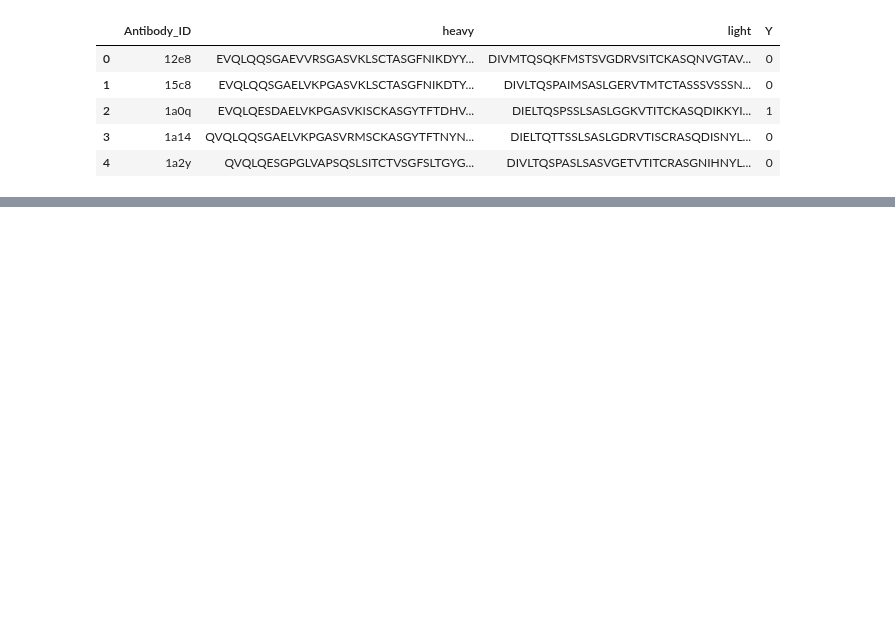
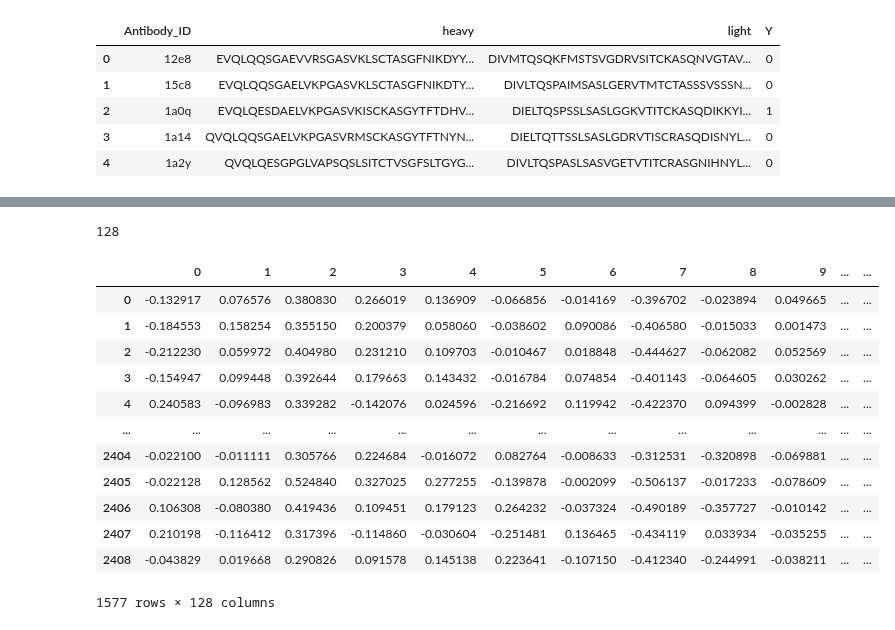
Before and after one commit to kvetab/di-pred, a Jupyter notebook: notebooks/experiments/07_sapiens.ipynb, the cells around one changed output, grey strips where cells are left out. Drawn from its saved outputs; the diff is of its cells as text; code cells hidden in the pictures; blank space fills up the shorter version.

Commit message:
Visualize Sapiens embeddings

```diff
--- a/notebooks/experiments/07_sapiens.ipynb
+++ b/notebooks/experiments/07_sapiens.ipynb
@@ -63,0 +81,40 @@ chen_data.to_csv("../diplomka/di-pred/data/chen/embeddings/sapiens/chen_data_emb
+# %%
+def parse_embed_arrays(string, which):
+    parts = string.split("array")
+    return parts[which + 1]
+# %%
+def remove_weird_chars(chars, string):
+    for char in chars:
+        string = string.replace(char, "")
+    return string
+# %%
+def embeds_from_string(row, which=1, chain="h"):
+    string = row[f"{chain}_embed"]
+    string = parse_embed_arrays(string, which)
+    weird_chars = ["(", ")", "[", "]", ",", "\n", "'", "dtype=float32"]
+    string = remove_weird_chars(weird_chars, string)
+    parts = string.split()
+    return [float(num) for num in parts]
+# %%
+len(embeds_from_string(chen_data.iloc[0]["h_embed"]))
+# %% [output]
+128
+# %%
+# first with last layer (second array)
+embeddings_h = chen_data.apply(embeds_from_string, which=1, chain="h", result_type="expand", axis=1)
+# %%
+embeddings_h
+# %% [output]
+|  | 0 | 1 | 2 | 3 | 4 | 5 | 6 | 7 | 8 | 9 | ... | ... |
+| 0 | -0.132917 | 0.076576 | 0.380830 | 0.266019 | 0.136909 | -0.066856 | -0.014169 | -0.396702 | -0.023894 | 0.049665 | ... | ... |
+| 1 | -0.184553 | 0.158254 | 0.355150 | 0.200379 | 0.058060 | -0.038602 | 0.090086 | -0.406580 | -0.015033 | 0.001473 | ... | ... |
+| 2 | -0.212230 | 0.059972 | 0.404980 | 0.231210 | 0.109703 | -0.010467 | 0.018848 | -0.444627 | -0.062082 | 0.052569 | ... | ... |
+| 3 | -0.154947 | 0.099448 | 0.392644 | 0.179663 | 0.143432 | -0.016784 | 0.074854 | -0.401143 | -0.064605 | 0.030262 | ... | ... |
+| 4 | 0.240583 | -0.096983 | 0.339282 | -0.142076 | 0.024596 | -0.216692 | 0.119942 | -0.422370 | 0.094399 | -0.002828 | ... | ... |
+| ... | ... | ... | ... | ... | ... | ... | ... | ... | ... | ... | ... | ... |
+| 2404 | -0.022100 | -0.011111 | 0.305766 | 0.224684 | -0.016072 | 0.082764 | -0.008633 | -0.312531 | -0.320898 | -0.069881 | ... | ... |
+| 2405 | -0.022128 | 0.128562 | 0.524840 | 0.327025 | 0.277255 | -0.139878 | -0.002099 | -0.506137 | -0.017233 | -0.078609 | ... | ... |
+| 2406 | 0.106308 | -0.080380 | 0.419436 | 0.109451 | 0.179123 | 0.264232 | -0.037324 | -0.490189 | -0.357727 | -0.010142 | ... | ... |
+| 2407 | 0.210198 | -0.116412 | 0.317396 | -0.114860 | -0.030604 | -0.251481 | 0.136465 | -0.434119 | 0.033934 | -0.035255 | ... | ... |
+| 2408 | -0.043829 | 0.019668 | 0.290826 | 0.091578 | 0.145138 | 0.223641 | -0.107150 | -0.412340 | -0.244991 | -0.038211 | ... | ... |
+1577 rows × 128 columns
```
Also changed, not shown: parts of 9 cells of this notebook, 2 other files.
